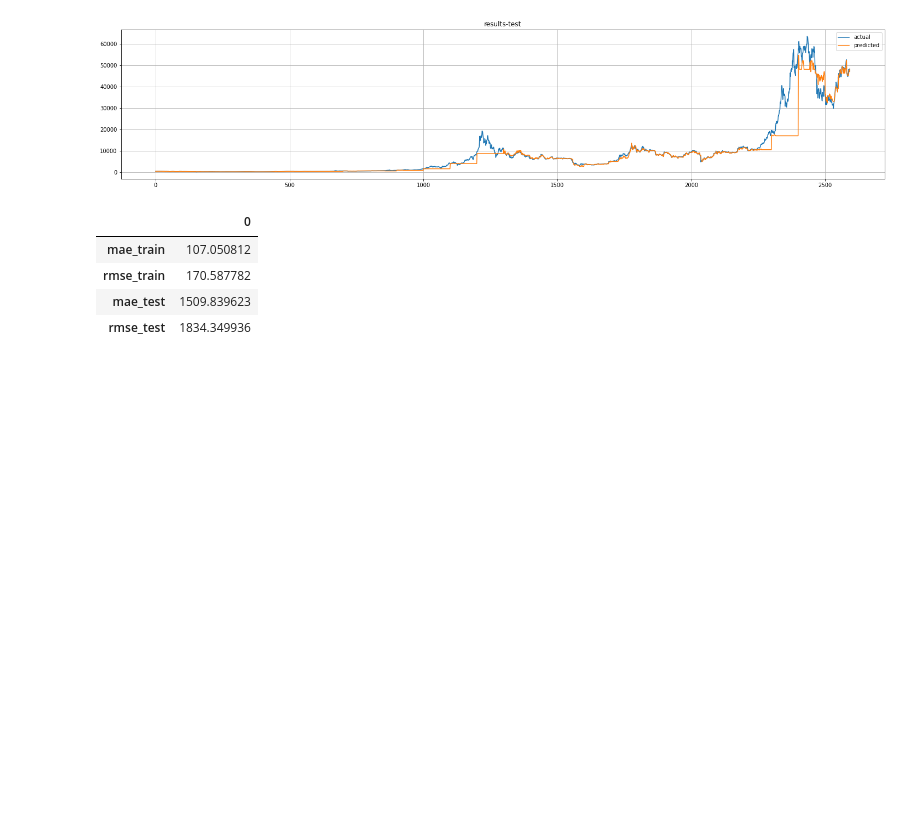
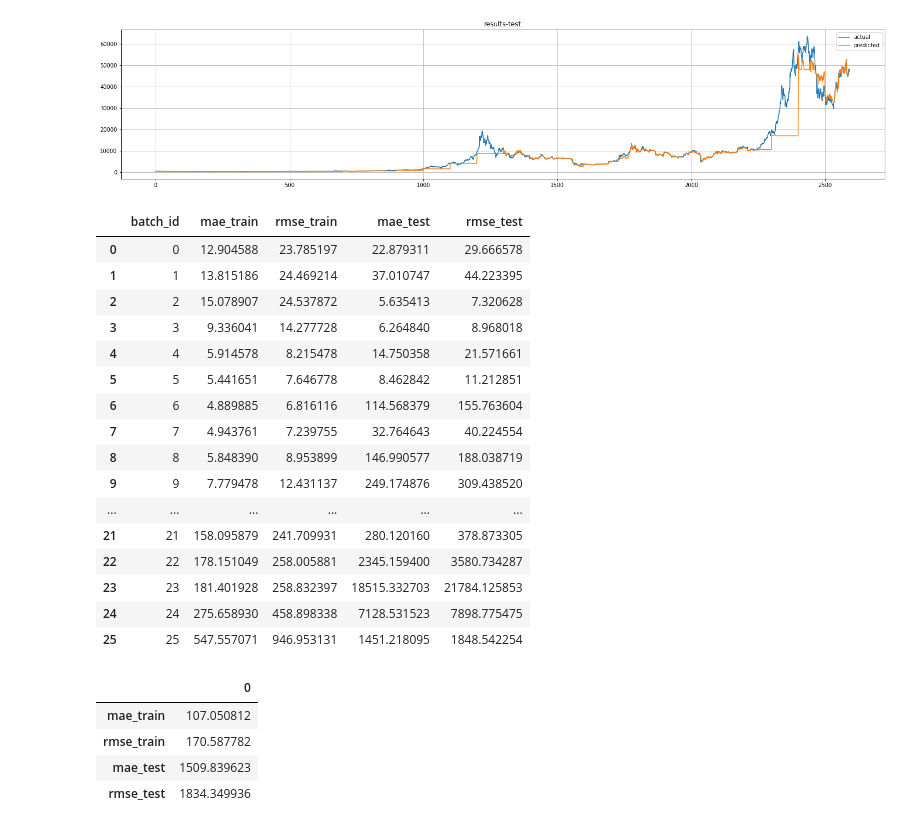
Before and after one commit to rohansawant7978/bitcoin-price-forecasting, a Jupyter notebook: 05_Modelling_Next_Day_Price.ipynb, the cells around one changed output. Cells and saved outputs as stored; diff of their text form; code cells hidden in the pictures; blank space fills up the shorter version.

```diff
--- a/05_Modelling_Next_Day_Price.ipynb
+++ b/05_Modelling_Next_Day_Price.ipynb
@@ -318,3 +366,23 @@ xgb_result_test_df.to_csv('/content/drive/MyDrive/Self Case studies/CS01 Bitcoin
+# %%
+xgb_result_metrics_df
+# %% [output]
+|  | batch_id | mae_train | rmse_train | mae_test | rmse_test |
+| 0 | 0 | 12.904588 | 23.785197 | 22.879311 | 29.666578 |
+| 1 | 1 | 13.815186 | 24.469214 | 37.010747 | 44.223395 |
+| 2 | 2 | 15.078907 | 24.537872 | 5.635413 | 7.320628 |
+| 3 | 3 | 9.336041 | 14.277728 | 6.264840 | 8.968018 |
+| 4 | 4 | 5.914578 | 8.215478 | 14.750358 | 21.571661 |
+| 5 | 5 | 5.441651 | 7.646778 | 8.462842 | 11.212851 |
+| 6 | 6 | 4.889885 | 6.816116 | 114.568379 | 155.763604 |
+| 7 | 7 | 4.943761 | 7.239755 | 32.764643 | 40.224554 |
+| 8 | 8 | 5.848390 | 8.953899 | 146.990577 | 188.038719 |
+| 9 | 9 | 7.779478 | 12.431137 | 249.174876 | 309.438520 |
+| ... | ... | ... | ... | ... | ... |
+| 21 | 21 | 158.095879 | 241.709931 | 280.120160 | 378.873305 |
+| 22 | 22 | 178.151049 | 258.005881 | 2345.159400 | 3580.734287 |
+| 23 | 23 | 181.401928 | 258.832397 | 18515.332703 | 21784.125853 |
+| 24 | 24 | 275.658930 | 458.898338 | 7128.531523 | 7898.775475 |
+| 25 | 25 | 547.557071 | 946.953131 | 1451.218095 | 1848.542254 |
 # %%
 pd.DataFrame(xgb_result_metrics_df.mean()).drop(['batch_id'],axis=0)
 # %% [output]
```
Also changed, not shown: parts of 37 cells of this notebook.
